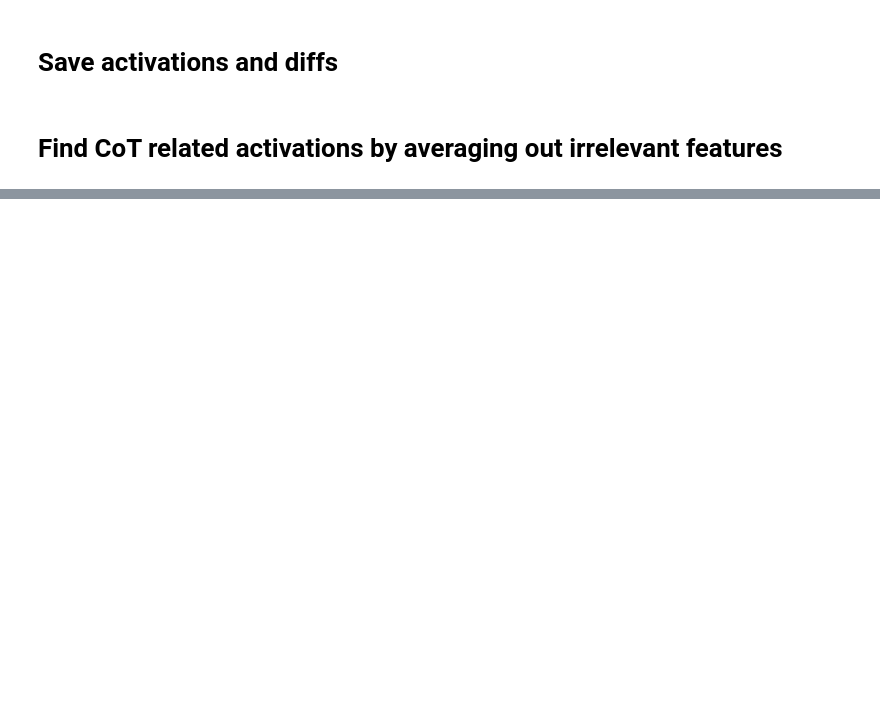
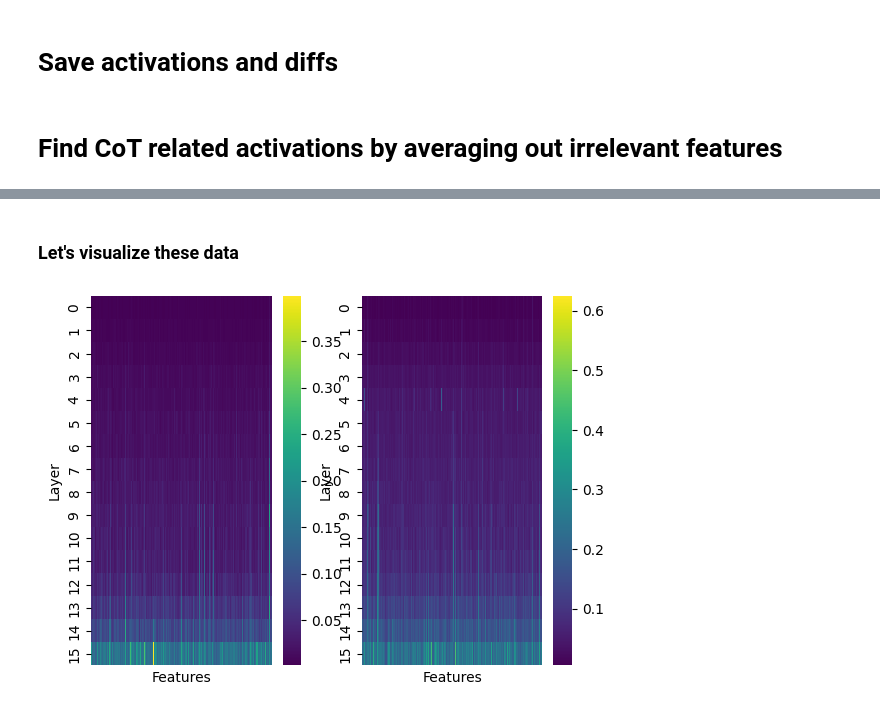
Before and after one commit to ShenranTomWang/CoT, a Jupyter notebook: CoT.ipynb, the cells around one changed output, grey strips where cells are left out. Cells and saved outputs as stored; diff of their text form; code cells hidden in the pictures; blank space fills up the shorter version.

Commit message:
heatmap update

```diff
--- a/CoT.ipynb
+++ b/CoT.ipynb
@@ -281,7 +285,7 @@ def obtain_act_diff(model: HookedTransformer, queries: pd.DataFrame, batch_size:
     return diffs_resid, acts_resid, acts_resid_exp # , diffs_q, acts_q, acts_q_exp, diffs_k, acts_k, acts_k_exp, diffs_v, acts_v, acts_v_exp
 
 layers = list(range(len(model.blocks))) if LAYERS == "ALL" else LAYERS
-diffs_resid, acts_resid, acts_resid_exp = obtain_act_diff(model, test, 1, " let's think step by step", layers, "", max_idx=MAX_IDX)
+diffs_resid, acts_resid, acts_resid_exp = obtain_act_diff(model, test, 1, " let's think step by step", layers, "Is it true that ", max_idx=MAX_IDX)
 # %%
 print(len(diffs_resid))
 print(diffs_resid[0].keys())
@@ -328,6 +332,8 @@ torch.Size([100, 16, 2048])
 # %%
 mean_diffs_resid = torch.mean(diffs_resid, dim=0)
 std_diffs_resid = torch.std(diffs_resid, dim=0)
+std_exp_resid = torch.std(acts_exp_resid, dim=0)
+std_resid = torch.std(acts_resid, dim=0)
 # %%
 print(mean_diffs_resid.shape)
 print(std_diffs_resid.shape)
@@ -414,0 +435,23 @@ tensor([[  85],
+# %% [markdown]
+### Let's visualize these data
+# %%
+def draw_heatmap(tensor: torch.Tensor, axis=None):
+    """
+    Draws a heatmap of the tensor.
+    args:
+        tensor: The tensor to draw the heatmap of. Must have dimensionality of 2
+        axis: The axis to draw the heatmap on (for side-by-side plots), default to None if not needed
+    """
+    data = tensor.to(torch.float32).cpu().numpy()
+    sns.heatmap(data, cmap='viridis', cbar=True, xticklabels=False, yticklabels=True, ax=axis)
+
+    ax = axis if axis is not None else plt.gca()
+    ax.set_xlabel('Features')
+    ax.set_ylabel('Layer')
+
+fig, axes = plt.subplots(ncols=2)
+draw_heatmap(std_exp_resid, axes[0])
+draw_heatmap(std_resid, axes[1])
+plt.show()
+# %% [output]
+[figure, added]
```
Also changed, not shown: parts of 15 cells of this notebook.
